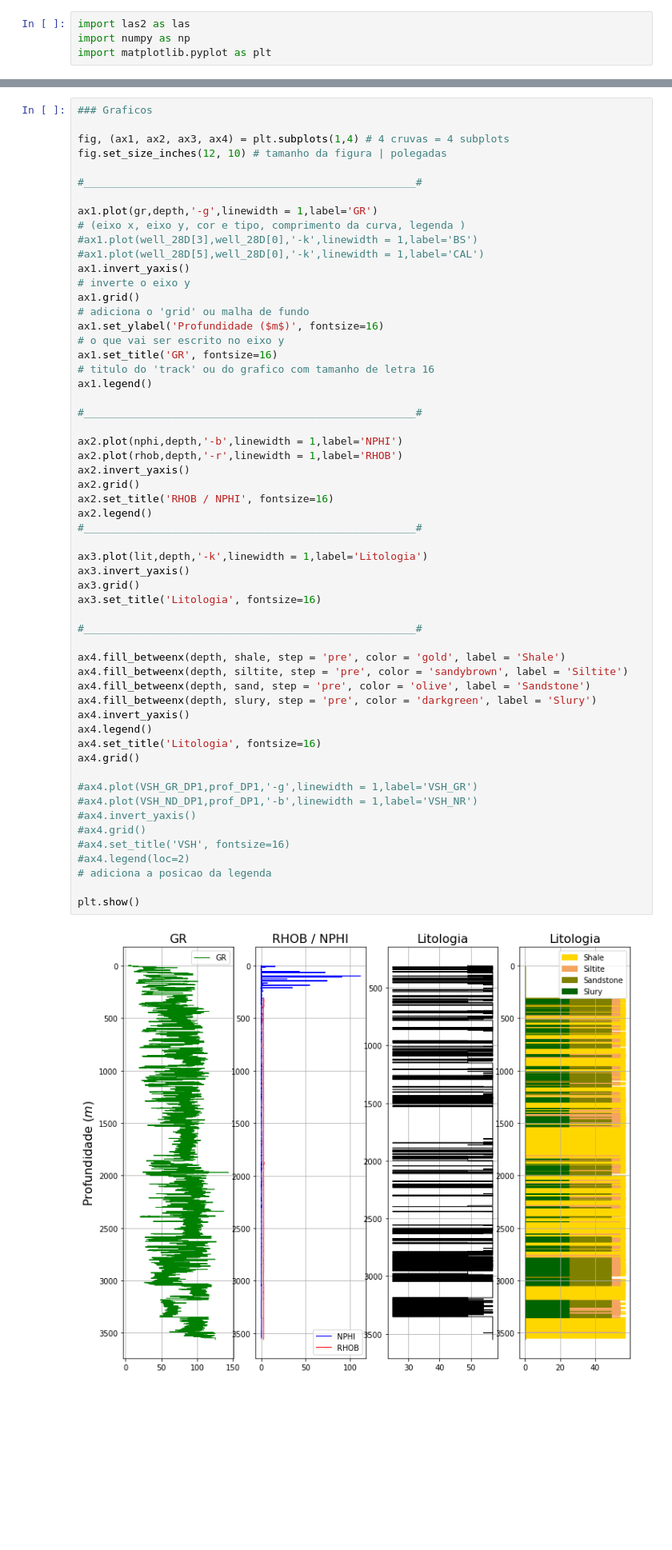
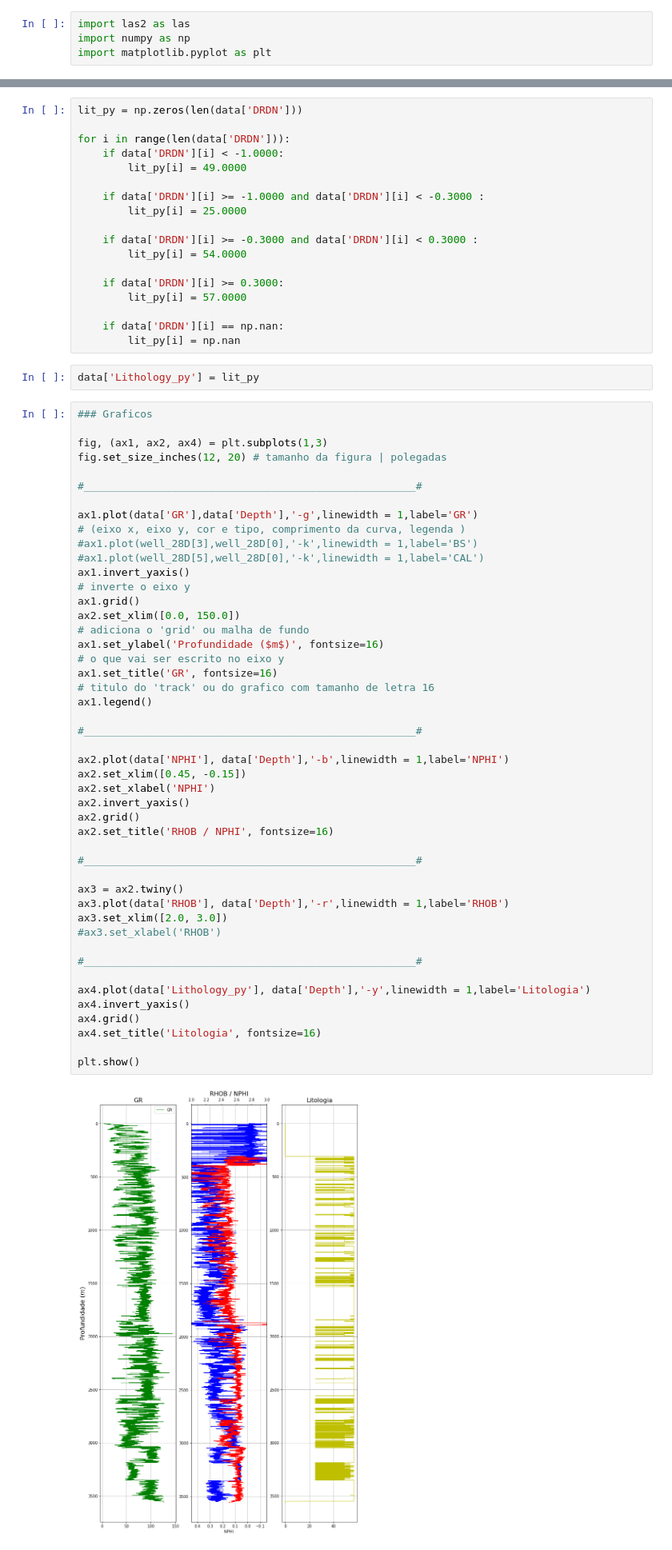
Before and after one commit to rmotadutra/PFG_2020, a Jupyter notebook: codes/well_logs.ipynb, the cells around one changed output, grey strips where cells are left out. Shown at 80% size. Cells and saved outputs as stored; diff of their text form; blank space fills up the shorter version.

Commit message:
New plots

```diff
--- a/codes/well_logs.ipynb
+++ b/codes/well_logs.ipynb
@@ -38,59 +77,69 @@ for i in range(len(lit)):
+# %%
+lit_py = np.zeros(len(data['DRDN']))
+
+for i in range(len(data['DRDN'])):
+    if data['DRDN'][i] < -1.0000:
+        lit_py[i] = 49.0000
+
+    if data['DRDN'][i] >= -1.0000 and data['DRDN'][i] < -0.3000 :
+        lit_py[i] = 25.0000
+
+    if data['DRDN'][i] >= -0.3000 and data['DRDN'][i] < 0.3000 :
+        lit_py[i] = 54.0000
+
+    if data['DRDN'][i] >= 0.3000:
+        lit_py[i] = 57.0000
+
+    if data['DRDN'][i] == np.nan:
+        lit_py[i] = np.nan
+# %%
+data['Lithology_py'] = lit_py
 # %%
 ### Graficos
 
-fig, (ax1, ax2, ax3, ax4) = plt.subplots(1,4) # 4 cruvas = 4 subplots
-fig.set_size_inches(12, 10) # tamanho da figura | polegadas
+fig, (ax1, ax2, ax4) = plt.subplots(1,3)
+fig.set_size_inches(12, 20) # tamanho da figura | polegadas
 
 #_____________________________________________________#
 
-ax1.plot(gr,depth,'-g',linewidth = 1,label='GR')
+ax1.plot(data['GR'],data['Depth'],'-g',linewidth = 1,label='GR')
 # (eixo x, eixo y, cor e tipo, comprimento da curva, legenda )
 #ax1.plot(well_28D[3],well_28D[0],'-k',linewidth = 1,label='BS')
 #ax1.plot(well_28D[5],well_28D[0],'-k',linewidth = 1,label='CAL')
 ax1.invert_yaxis()
 # inverte o eixo y
 ax1.grid()
+ax2.set_xlim([0.0, 150.0])
 # adiciona o 'grid' ou malha de fundo
 ax1.set_ylabel('Profundidade ($m$)', fontsize=16)
 # o que vai ser escrito no eixo y
 ax1.set_title('GR', fontsize=16)
 # titulo do 'track' ou do grafico com tamanho de letra 16
 ax1.legend()
 
 #_____________________________________________________#
 
-ax2.plot(nphi,depth,'-b',linewidth = 1,label='NPHI')
-ax2.plot(rhob,depth,'-r',linewidth = 1,label='RHOB')
+ax2.plot(data['NPHI'], data['Depth'],'-b',linewidth = 1,label='NPHI')
+ax2.set_xlim([0.45, -0.15])
+ax2.set_xlabel('NPHI')
 ax2.invert_yaxis()
 ax2.grid()
 ax2.set_title('RHOB / NPHI', fontsize=16)
-ax2.legend()
-#_____________________________________________________#
-
-ax3.plot(lit,depth,'-k',linewidth = 1,label='Litologia')
-ax3.invert_yaxis()
-ax3.grid()
-ax3.set_title('Litologia', fontsize=16)
 
 #_____________________________________________________#
 
-ax4.fill_betweenx(depth, shale, step = 'pre', color = 'gold', label = 'Shale')
-ax4.fill_betweenx(depth, siltite, step = 'pre', color = 'sandybrown', label = 'Siltite')
-ax4.fill_betweenx(depth, sand, step = 'pre', color = 'olive', label = 'Sandstone')
-ax4.fill_betweenx(depth, slury, step = 'pre', color = 'darkgreen', label = 'Slury')
+ax3 = ax2.twiny()
+ax3.plot(data['RHOB'], data['Depth'],'-r',linewidth = 1,label='RHOB')
+ax3.set_xlim([2.0, 3.0])
+#ax3.set_xlabel('RHOB')
+
+#_____________________________________________________#
+
+ax4.plot(data['Lithology_py'], data['Depth'],'-y',linewidth = 1,label='Litologia')
 ax4.invert_yaxis()
-ax4.legend()
+ax4.grid()
 ax4.set_title('Litologia', fontsize=16)
-ax4.grid()
-
-#ax4.plot(VSH_GR_DP1,prof_DP1,'-g',linewidth = 1,label='VSH_GR')
-#ax4.plot(VSH_ND_DP1,prof_DP1,'-b',linewidth = 1,label='VSH_NR')
-#ax4.invert_yaxis()
-#ax4.grid()
-#ax4.set_title('VSH', fontsize=16)
-#ax4.legend(loc=2)
-# adiciona a posicao da legenda
 
 plt.show()
 # %% [output]
-[figure, old version]
+[figure, new version]
```
Also changed, not shown: parts of 14 cells of this notebook, 1 other file.
